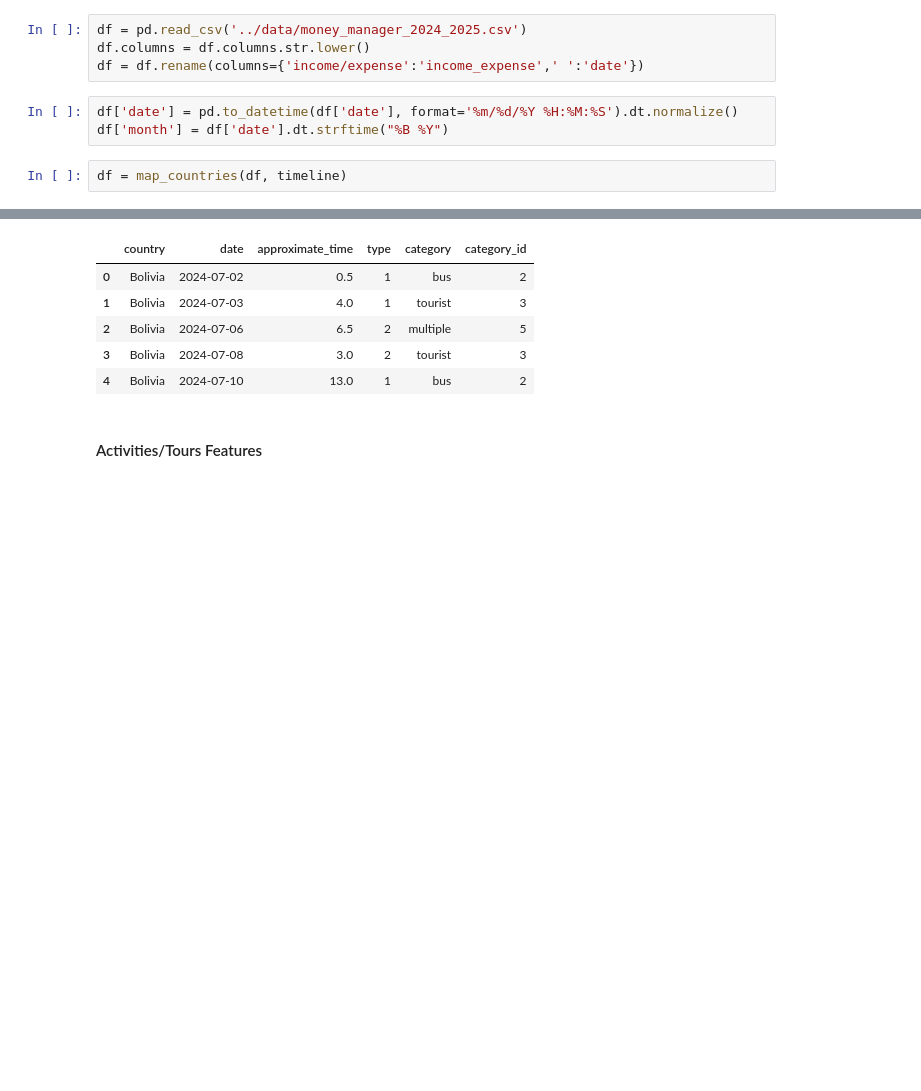
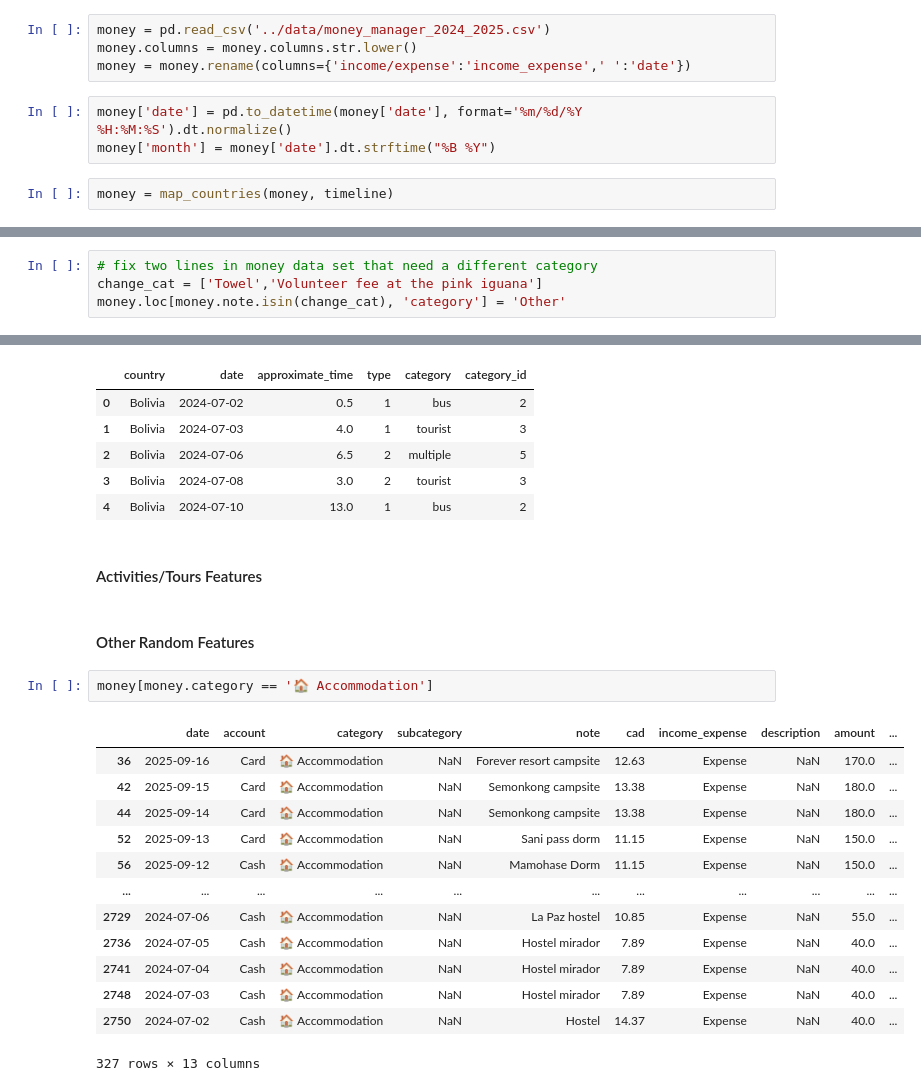
Before and after one commit to SunnyWillert18/floating-in-space, a Jupyter notebook: nbs/travel_personas.ipynb, the cells around one changed output, grey strips where cells are left out. Saved outputs shown, nothing was run; the diff lists cells and outputs as text; blank space fills up the shorter version.

```diff
--- a/nbs/travel_personas.ipynb
+++ b/nbs/travel_personas.ipynb
@@ -135,11 +137,11 @@ timeline = pd.read_csv('../data/country_timeline.csv')
 timeline['entry_date'] = pd.to_datetime(timeline['entry_date'])#, format='%m/%d/%Y')
 timeline['exit_date'] = pd.to_datetime(timeline['exit_date'])#, format='%m/%d/%Y')
 # %%
-df = pd.read_csv('../data/money_manager_2024_2025.csv')
-df.columns = df.columns.str.lower()
-df = df.rename(columns={'income/expense':'income_expense',' ':'date'})
+money = pd.read_csv('../data/money_manager_2024_2025.csv')
+money.columns = money.columns.str.lower()
+money = money.rename(columns={'income/expense':'income_expense',' ':'date'})
 # %%
-df['date'] = pd.to_datetime(df['date'], format='%m/%d/%Y %H:%M:%S').dt.normalize()
-df['month'] = df['date'].dt.strftime("%B %Y")
+money['date'] = pd.to_datetime(money['date'], format='%m/%d/%Y %H:%M:%S').dt.normalize()
+money['month'] = money['date'].dt.strftime("%B %Y")
 # %%
-df = map_countries(df, timeline)
+money = map_countries(money, timeline)
@@ -155,3 +148,7 @@ df.head()
+# %%
+# fix two lines in money data set that need a different category
+change_cat = ['Towel','Volunteer fee at the pink iguana']
+money.loc[money.note.isin(change_cat), 'category'] = 'Other'
 # %%
 transport = pd.read_csv('../data/transport_data.csv')
 transport = format_names(transport)
@@ -233,3 +296,21 @@ t_agg.head()
 | 4 | Bolivia | 2024-07-10 | 13.0 | 1 | bus | 2 |
 # %% [markdown]
 #### Activities/Tours Features
+# %% [markdown]
+#### Other Random Features
+# %%
+money[money.category == '🏠 Accommodation']
+# %% [output]
+|  | date | account | category | subcategory | note | cad | income_expense | description | amount | ... |
+| 36 | 2025-09-16 | Card | 🏠 Accommodation | NaN | Forever resort campsite | 12.63 | Expense | NaN | 170.0 | ... |
+| 42 | 2025-09-15 | Card | 🏠 Accommodation | NaN | Semonkong campsite | 13.38 | Expense | NaN | 180.0 | ... |
+| 44 | 2025-09-14 | Card | 🏠 Accommodation | NaN | Semonkong campsite | 13.38 | Expense | NaN | 180.0 | ... |
+| 52 | 2025-09-13 | Card | 🏠 Accommodation | NaN | Sani pass dorm | 11.15 | Expense | NaN | 150.0 | ... |
+| 56 | 2025-09-12 | Cash | 🏠 Accommodation | NaN | Mamohase Dorm | 11.15 | Expense | NaN | 150.0 | ... |
+| ... | ... | ... | ... | ... | ... | ... | ... | ... | ... | ... |
+| 2729 | 2024-07-06 | Cash | 🏠 Accommodation | NaN | La Paz hostel | 10.85 | Expense | NaN | 55.0 | ... |
+| 2736 | 2024-07-05 | Cash | 🏠 Accommodation | NaN | Hostel mirador | 7.89 | Expense | NaN | 40.0 | ... |
+| 2741 | 2024-07-04 | Cash | 🏠 Accommodation | NaN | Hostel mirador | 7.89 | Expense | NaN | 40.0 | ... |
+| 2748 | 2024-07-03 | Cash | 🏠 Accommodation | NaN | Hostel mirador | 7.89 | Expense | NaN | 40.0 | ... |
+| 2750 | 2024-07-02 | Cash | 🏠 Accommodation | NaN | Hostel | 14.37 | Expense | NaN | 40.0 | ... |
+327 rows × 13 columns
```
Also changed, not shown: parts of 24 cells of this notebook.
